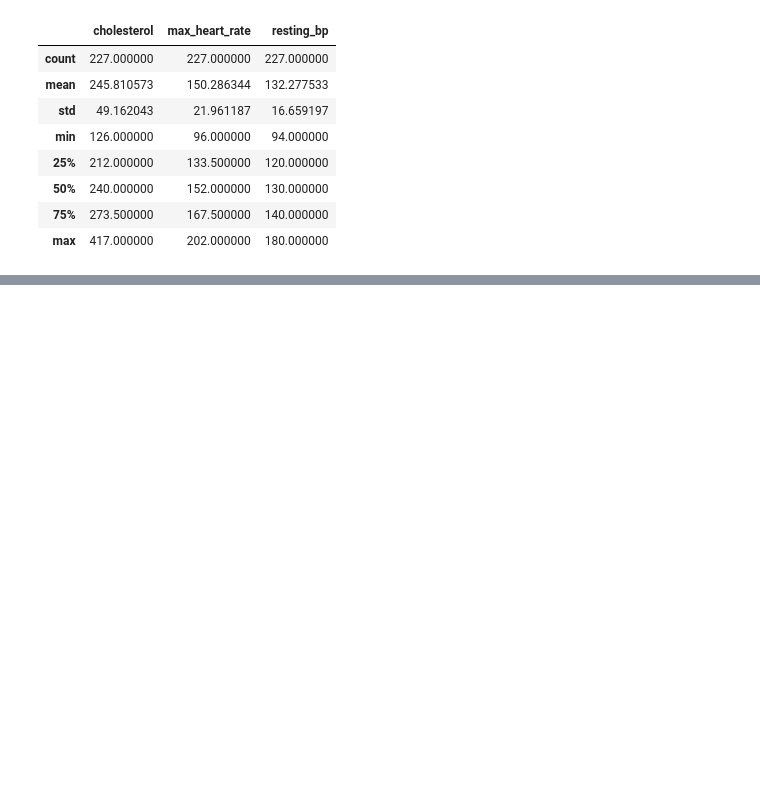
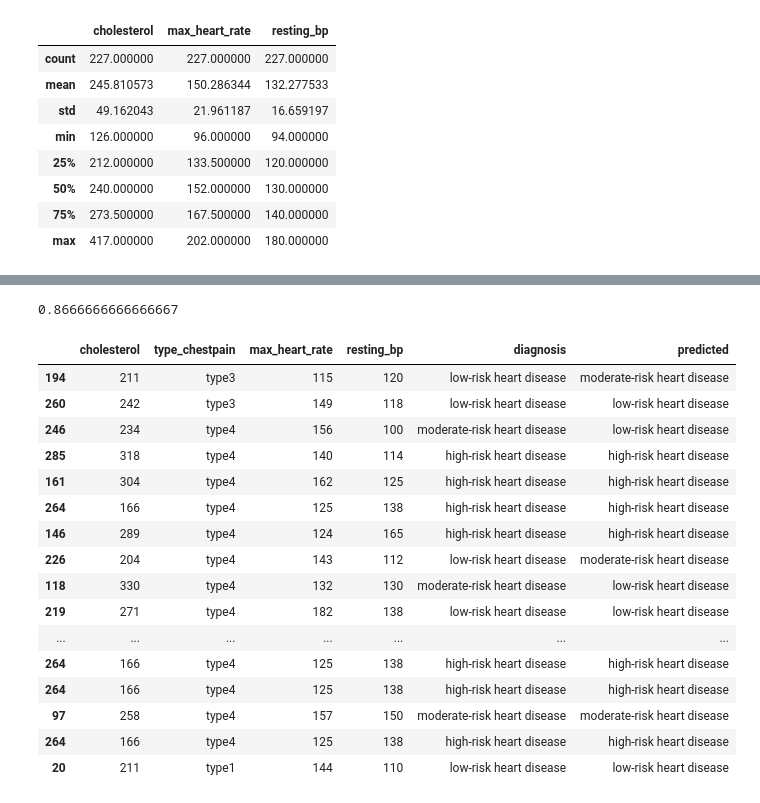
Before and after one commit to KodyForsyth/dsci_project, a Jupyter notebook: heart_disease_REPORT.ipynb, the cells around one changed output, grey strips where cells are left out. Saved outputs shown, nothing was run; the diff lists cells and outputs as text; code cells hidden in the pictures; blank space fills up the shorter version.

Commit message:
new model

```diff
--- a/heart_disease_REPORT.ipynb
+++ b/heart_disease_REPORT.ipynb
@@ -229,0 +301,14 @@ NameError: name 'hear' is not defined
+# %%
+# balancing diagnoses splits
+np.random.seed(5432)
+
+high_risk = heartdisease[heartdisease["diagnosis"] == "high-risk heart disease"]
+moderate_risk = heartdisease[heartdisease["diagnosis"] == "moderate-risk heart disease"]
+low_risk = heartdisease[heartdisease["diagnosis"] == "low-risk heart disease"]
+
+high_risk_upsample = resample(high_risk, n_samples = low_risk.shape[0])
+moderate_risk_upsample = resample(moderate_risk, n_samples = low_risk.shape[0])
+
+heartdisease = pd.concat((high_risk_upsample, moderate_risk_upsample, low_risk))
+
+heartdisease['diagnosis'].value_counts(normalize = True)
@@ -229,0 +320,12 @@ NameError: name 'hear' is not defined
+# %%
+# split into train, test
+heartdisease_train, heartdisease_test = train_test_split(
+    heartdisease, train_size=0.75, stratify = heartdisease['diagnosis']
+)
+
+# preprocess the data
+heartdisease_preprocessor = make_column_transformer(
+    (StandardScaler(), ["cholesterol", "max_heart_rate", "resting_bp"]),
+    remainder = 'passthrough',
+    verbose_feature_names_out = False
+)
@@ -229,0 +360,8 @@ NameError: name 'hear' is not defined
+# %%
+# K = 2 gives the greatest accuracy
+# make the model
+knn_spec = KNeighborsClassifier(n_neighbors = 2)
+
+heartdisease_fit = make_pipeline(heartdisease_preprocessor, knn_spec).fit(heartdisease_train[['cholesterol','max_heart_rate','resting_bp']], heartdisease_train['diagnosis'])
+
+heartdisease_fit
@@ -229,0 +378,32 @@ NameError: name 'hear' is not defined
+# %%
+# test model's accuracy
+heartdisease_acc = heartdisease_fit.score(
+    X = heartdisease_test[['cholesterol','max_heart_rate','resting_bp']],
+    y = heartdisease_test['diagnosis']
+)
+
+heartdisease_acc
+# %% [output]
+0.8666666666666667
+# %%
+# add predictions to dataframe
+heartdisease_predictions = heartdisease_test.assign(predicted = heartdisease_fit.predict(heartdisease_test[['cholesterol', 'max_heart_rate', 'resting_bp']]))
+heartdisease_predictions.head(50)
+# %% [output]
+|  | cholesterol | type_chestpain | max_heart_rate | resting_bp | diagnosis | predicted |
+| 194 | 211 | type3 | 115 | 120 | low-risk heart disease | moderate-risk heart disease |
+| 260 | 242 | type3 | 149 | 118 | low-risk heart disease | low-risk heart disease |
+| 246 | 234 | type4 | 156 | 100 | moderate-risk heart disease | low-risk heart disease |
+| 285 | 318 | type4 | 140 | 114 | high-risk heart disease | high-risk heart disease |
+| 161 | 304 | type4 | 162 | 125 | high-risk heart disease | high-risk heart disease |
+| 264 | 166 | type4 | 125 | 138 | high-risk heart disease | high-risk heart disease |
+| 146 | 289 | type4 | 124 | 165 | high-risk heart disease | high-risk heart disease |
+| 226 | 204 | type4 | 143 | 112 | low-risk heart disease | moderate-risk heart disease |
+| 118 | 330 | type4 | 132 | 130 | moderate-risk heart disease | low-risk heart disease |
+| 219 | 271 | type4 | 182 | 138 | low-risk heart disease | low-risk heart disease |
+| ... | ... | ... | ... | ... | ... | ... |
+| 264 | 166 | type4 | 125 | 138 | high-risk heart disease | high-risk heart disease |
+| 264 | 166 | type4 | 125 | 138 | high-risk heart disease | high-risk heart disease |
+| 97 | 258 | type4 | 157 | 150 | moderate-risk heart disease | moderate-risk heart disease |
+| 264 | 166 | type4 | 125 | 138 | high-risk heart disease | high-risk heart disease |
+| 20 | 211 | type1 | 144 | 110 | low-risk heart disease | low-risk heart disease |
```
Also changed, not shown: parts of 11 cells of this notebook.
